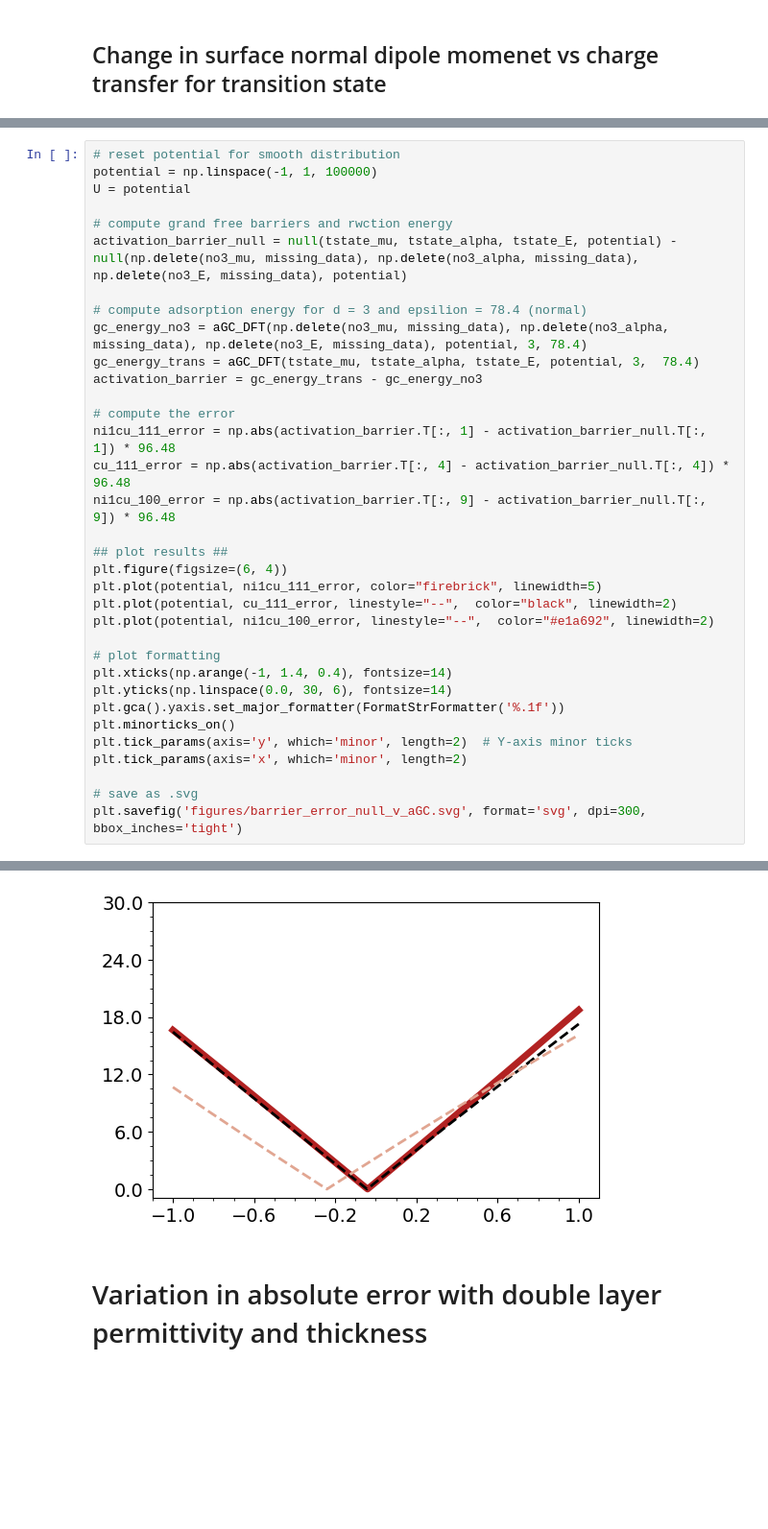
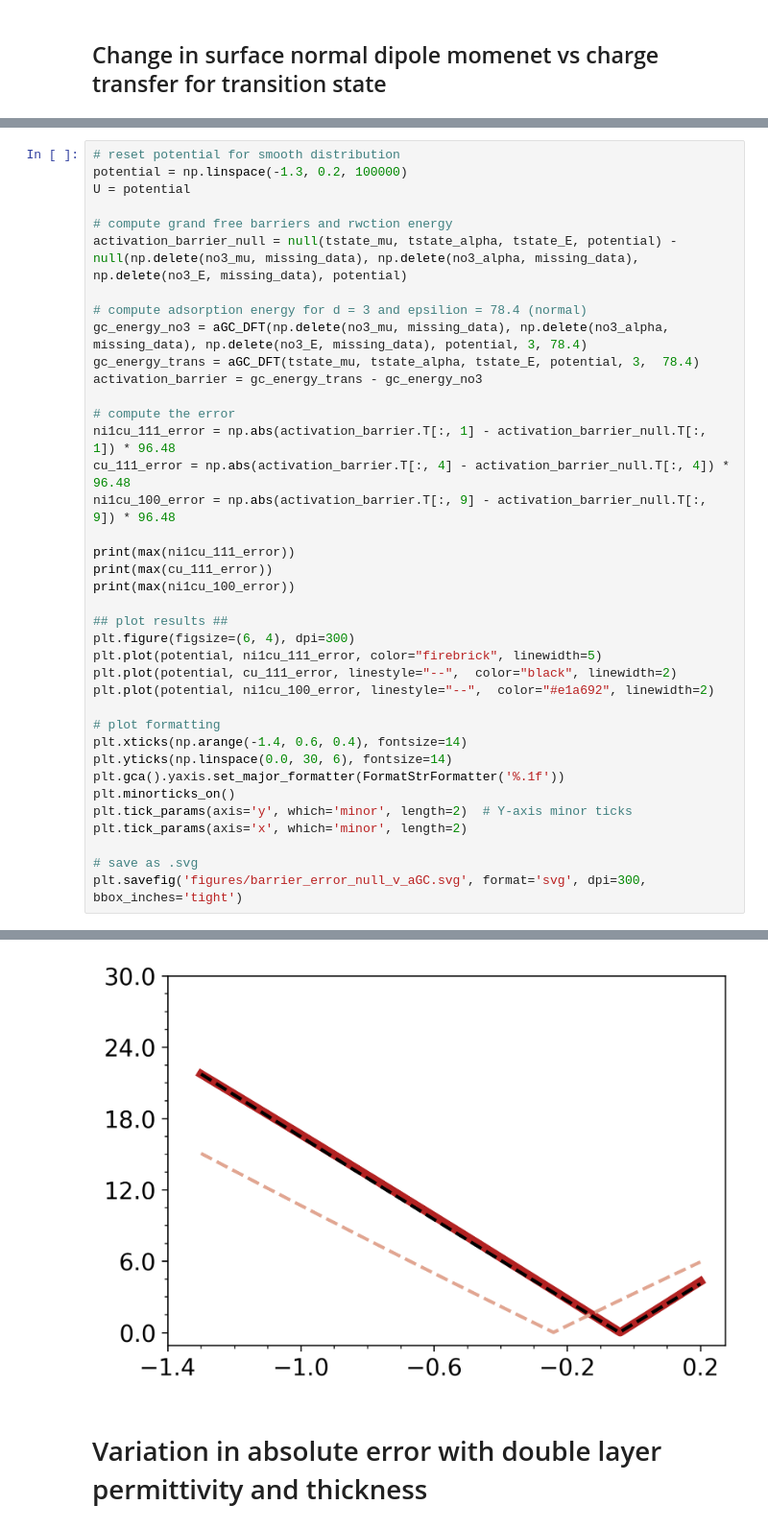
Before and after one commit to DeanMSweeney/nitrate-GC, a Jupyter notebook: gc-dft_analysis/GC-DFT_analysis.ipynb, the cells around one changed output, grey strips where cells are left out. Shown at 96% size. Saved outputs shown, nothing was run; the diff lists cells and outputs as text; blank space fills up the shorter version.

```diff
--- a/gc-dft_analysis/GC-DFT_analysis.ipynb
+++ b/gc-dft_analysis/GC-DFT_analysis.ipynb
@@ -697,6 +705,6 @@ plt.savefig('figures/barrier_dipole_moment_v_charge_transfer.svg', format='svg',
 # %%
 # reset potential for smooth distribution
-potential = np.linspace(-1, 1, 100000)
+potential = np.linspace(-1.3, 0.2, 100000)
 U = potential
 
 # compute grand free barriers and rwction energy
@@ -712,14 +720,18 @@ ni1cu_111_error = np.abs(activation_barrier.T[:, 1] - activation_barrier_null.T[
 cu_111_error = np.abs(activation_barrier.T[:, 4] - activation_barrier_null.T[:, 4]) * 96.48
 ni1cu_100_error = np.abs(activation_barrier.T[:, 9] - activation_barrier_null.T[:, 9]) * 96.48
 
+print(max(ni1cu_111_error))
+print(max(cu_111_error))
+print(max(ni1cu_100_error))
+
 ## plot results ##
-plt.figure(figsize=(6, 4))
+plt.figure(figsize=(6, 4), dpi=300)
 plt.plot(potential, ni1cu_111_error, color="firebrick", linewidth=5)
 plt.plot(potential, cu_111_error, linestyle="--",  color="black", linewidth=2)
 plt.plot(potential, ni1cu_100_error, linestyle="--",  color="#e1a692", linewidth=2)
 
 # plot formatting
-plt.xticks(np.arange(-1, 1.4, 0.4), fontsize=14)
+plt.xticks(np.arange(-1.4, 0.6, 0.4), fontsize=14)
 plt.yticks(np.linspace(0.0, 30, 6), fontsize=14)
 plt.gca().yaxis.set_major_formatter(FormatStrFormatter('%.1f'))
 plt.minorticks_on()
@@ -732,4 +747,4 @@ plt.savefig('figures/barrier_error_null_v_aGC.svg', format='svg', dpi=300, bbox_
-[figure, old version]
+[figure, new version]
 # %% [markdown]
 # Variation in absolute error with double layer permittivity and thickness
 # %%
```
Also changed, not shown: parts of 17 cells of this notebook, 15 other files.
